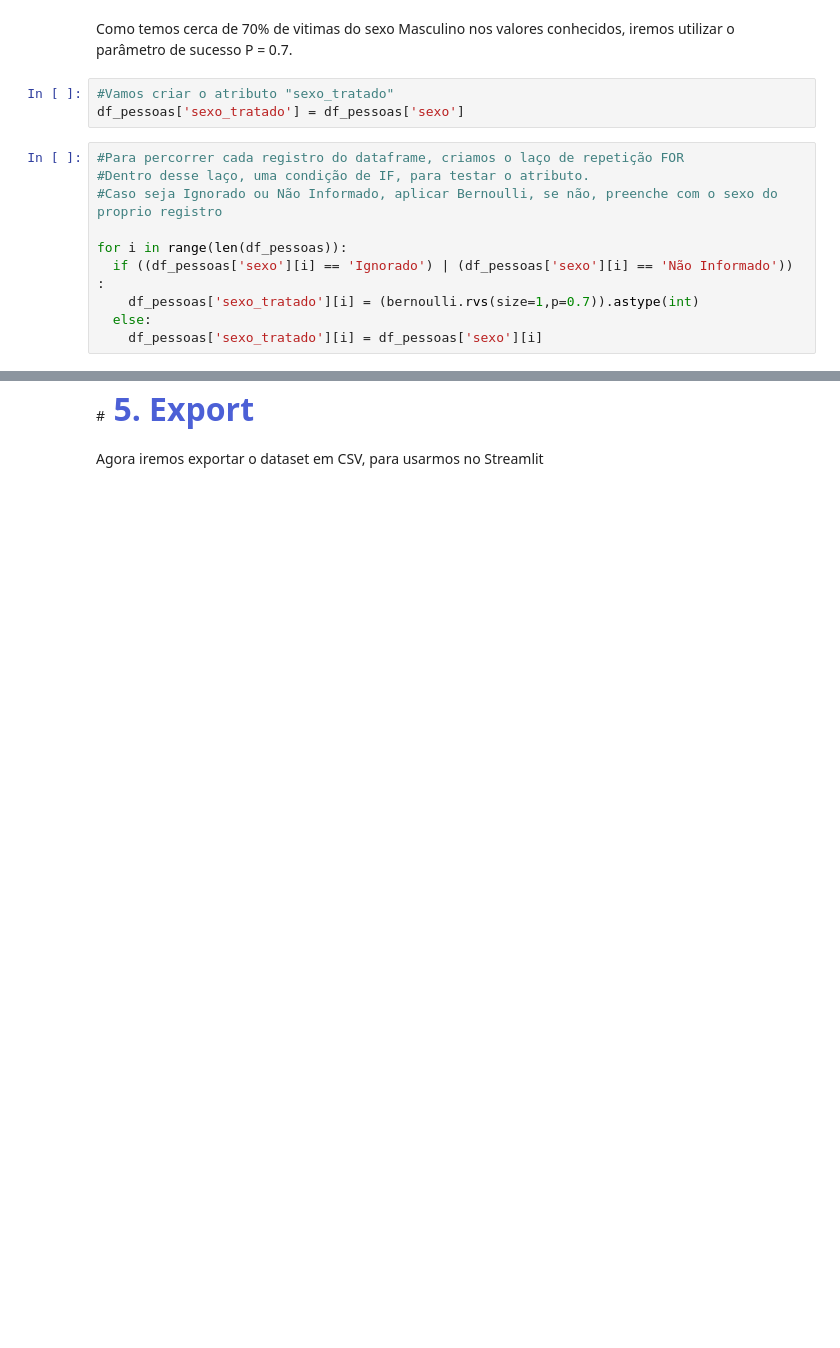
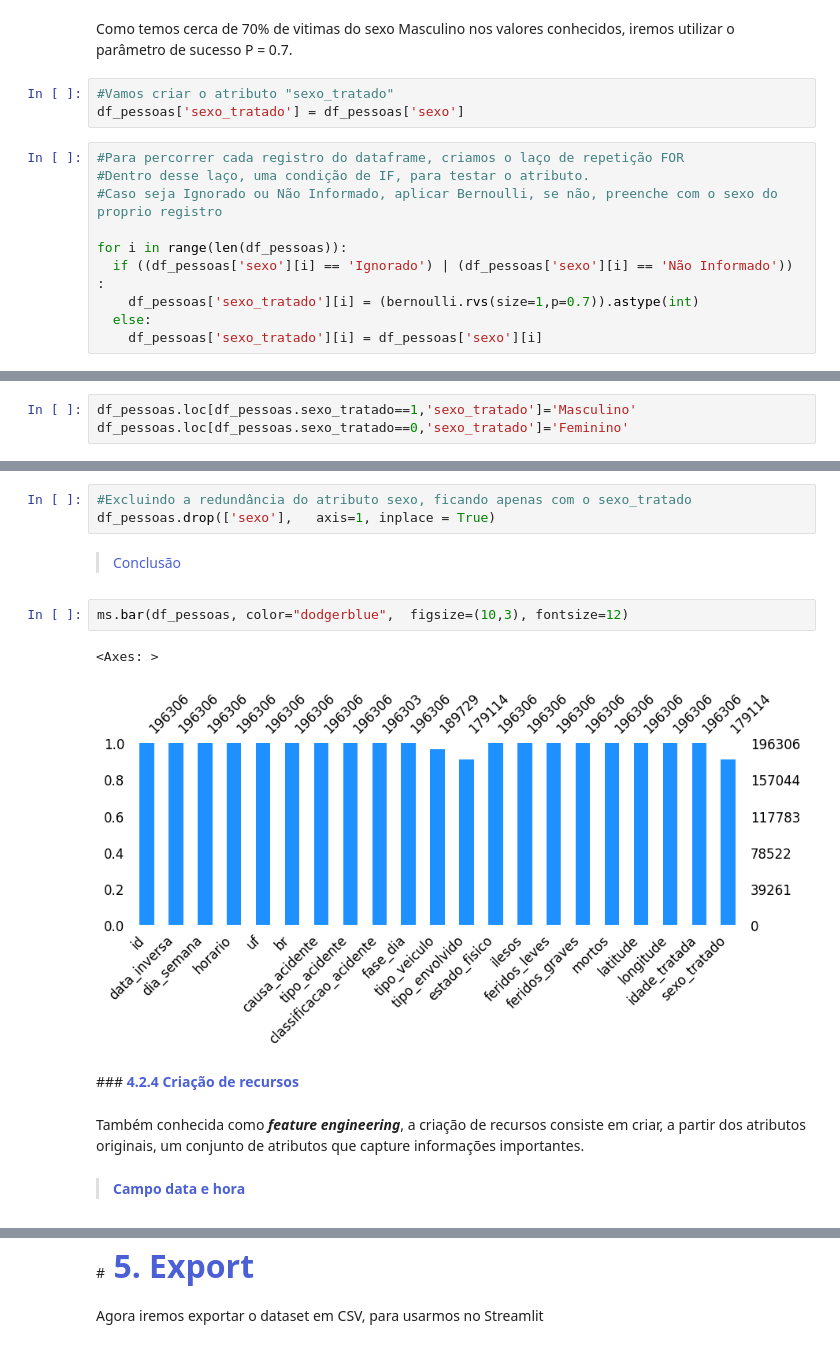
Before and after one commit to gabrielmprata/acidentes_transito, a Jupyter notebook: Acidentes_Rodoviarios_PreProc.ipynb, the cells around one changed output, grey strips where cells are left out. Saved outputs shown, nothing was run; the diff lists cells and outputs as text; blank space fills up the shorter version.

```diff
--- a/Acidentes_Rodoviarios_PreProc.ipynb
+++ b/Acidentes_Rodoviarios_PreProc.ipynb
@@ -1057,0 +1063,3 @@ for i in range(len(df_pessoas)):
+# %%
+df_pessoas.loc[df_pessoas.sexo_tratado==1,'sexo_tratado']='Masculino'
+df_pessoas.loc[df_pessoas.sexo_tratado==0,'sexo_tratado']='Feminino'
@@ -1057,0 +1075,16 @@ for i in range(len(df_pessoas)):
+# %%
+#Excluindo a redundância do atributo sexo, ficando apenas com o sexo_tratado
+df_pessoas.drop(['sexo'],	axis=1, inplace = True)
+# %% [markdown]
+><font color=#4c60d6>Conclusão
+# %%
+ms.bar(df_pessoas, color="dodgerblue",  figsize=(10,3), fontsize=12)
+# %% [output]
+<Axes: >
+[figure, added]
+# %% [markdown]
+###**<font color=#4c60d6> 4.2.4 Criação de recursos**
+# %% [markdown]
+Também conhecida como ***feature engineering***, a criação de recursos consiste em criar, a partir dos atributos originais, um conjunto de atributos que capture informações importantes.
+# %% [markdown]
+> <font color=#4c60d6>**Campo data e hora**
```
Also changed, not shown: parts of 9 cells of this notebook.
